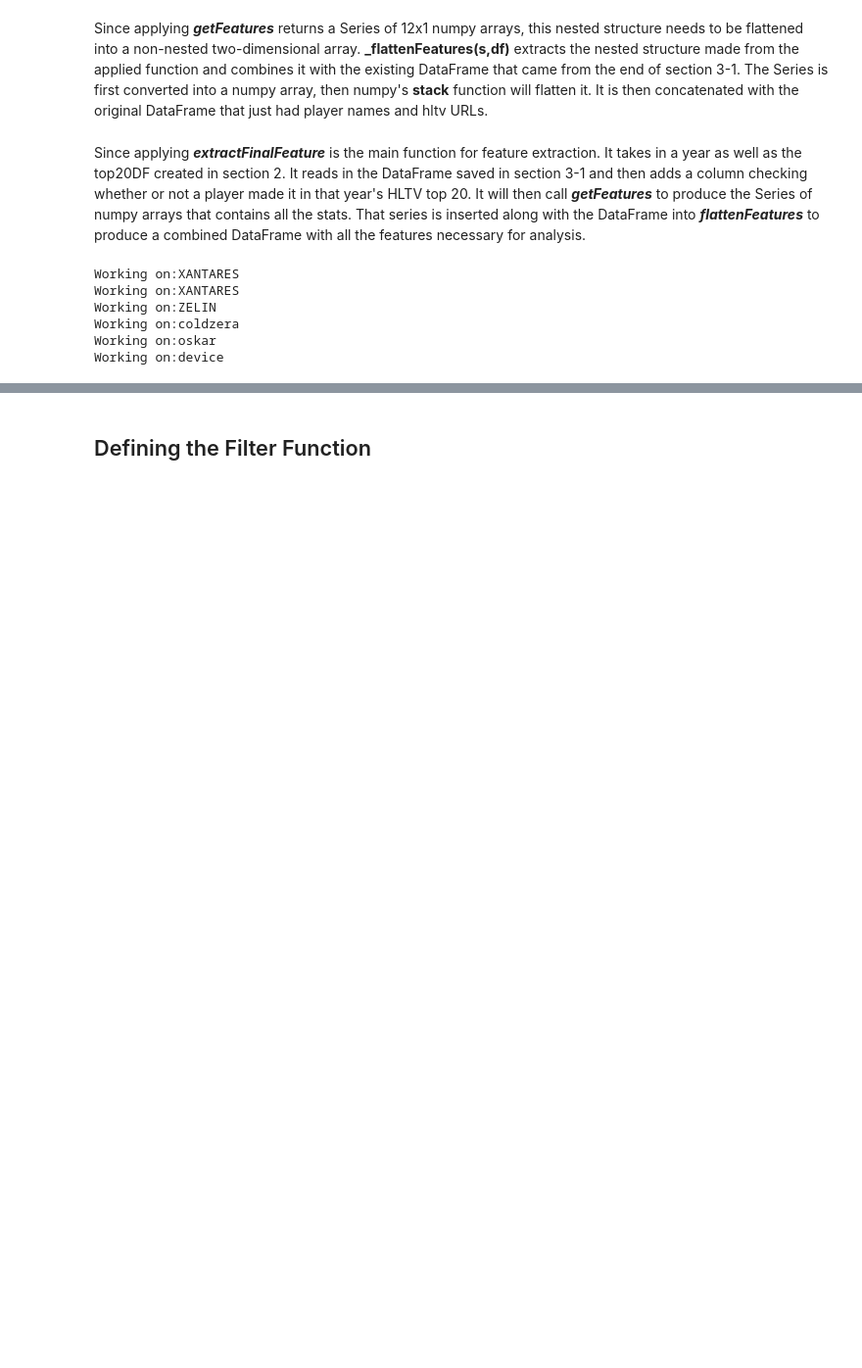
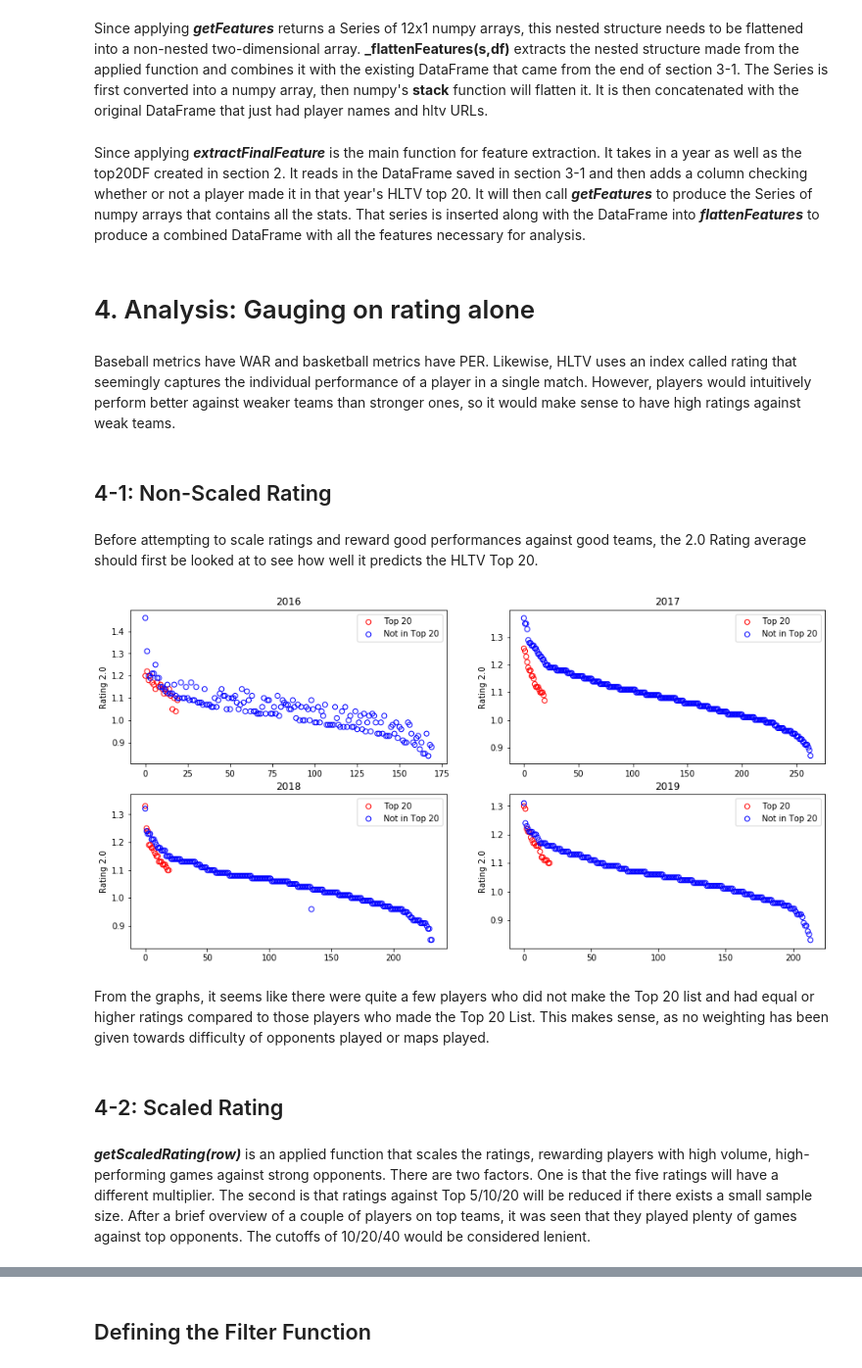
Before and after one commit to alang24/ML-HLTVtop20, a Jupyter notebook: main.ipynb, the cells around one changed output, grey strips where cells are left out. Shown at 98% size. Saved outputs shown, nothing was run; the diff lists cells and outputs as text; code cells hidden in the pictures; blank space fills up the shorter version.

```diff
--- a/main.ipynb
+++ b/main.ipynb
@@ -333,11 +328,46 @@ def extractFinalFeatures(year):
 
     return
 
-extractFinalFeatures(2016)
+# for year in [2016,2017,2018,2019]:
+#     extractFinalFeatures(year)
-# %% [output]
-Working on:XANTARES
-Working on:XANTARES
-Working on:ZELIN
-Working on:coldzera
-Working on:oskar
-Working on:device
+# %% [markdown]
+# 4. Analysis: Gauging on rating alone
+# %% [markdown]
+Baseball metrics have WAR and basketball metrics have PER. Likewise, HLTV uses an index called rating that seemingly captures the individual performance of a player in a single match. However, players would intuitively perform better against weaker teams than stronger ones, so it would make sense to have high ratings against weak teams.
+# %% [markdown]
+## 4-1: Non-Scaled Rating
+# %% [markdown]
+Before attempting to scale ratings and reward good performances against good teams, the 2.0 Rating average should first be looked at to see how well it predicts the HLTV Top 20.
+# %%
+def top20UsingRating(year):
+    tab = pd.read_csv('features/features' + str(year) + '.csv',index_col=0).drop(labels='Webpage',axis=1)
+    x_hltv = np.arange(tab[tab['HLTV Top 20']].shape[0])
+    y_hltv = tab[tab['HLTV Top 20']].loc[:,'Rating']
+
+    x_nohltv = np.arange(tab[~tab['HLTV Top 20']].shape[0])
+    y_nohltv = tab[~tab['HLTV Top 20']].loc[:,'Rating']
+
+    plt.scatter(x_hltv,y_hltv, facecolors='none',edgecolors='red',label='Top 20')
+    plt.scatter(x_nohltv,y_nohltv, facecolors='none',edgecolors='b', label='Not in Top 20')
+    plt.legend()
+    plt.ylabel('Rating 2.0')
+    plt.title(year)
+    return
+
+plt.figure(figsize=(15,7.5))
+plt.subplot(221)
+top20UsingRating(2016)
+plt.subplot(222)
+top20UsingRating(2017)
+plt.subplot(223)
+top20UsingRating(2018)
+plt.subplot(224)
+top20UsingRating(2019)
+# %% [output]
+[figure, added]
+# %% [markdown]
+From the graphs, it seems like there were quite a few players who did not make the Top 20 list and had equal or higher ratings compared to those players who made the Top 20 List. This makes sense, as no weighting has been given towards difficulty of opponents played or maps played.
+# %% [markdown]
+## 4-2: Scaled Rating
+# %% [markdown]
+**_getScaledRating(row)_** is an applied function that scales the ratings, rewarding players with high volume, high-performing games against strong opponents. There are two factors. One is that the five ratings will have a different multiplier. The second is that ratings against Top 5/10/20 will be reduced if there exists a small sample size. After a brief overview of a couple of players on top teams, it was seen that they played plenty of games against top opponents. The cutoffs of 10/20/40 would be considered lenient.
```
Also changed, not shown: parts of 22 cells of this notebook, 2 other files.
